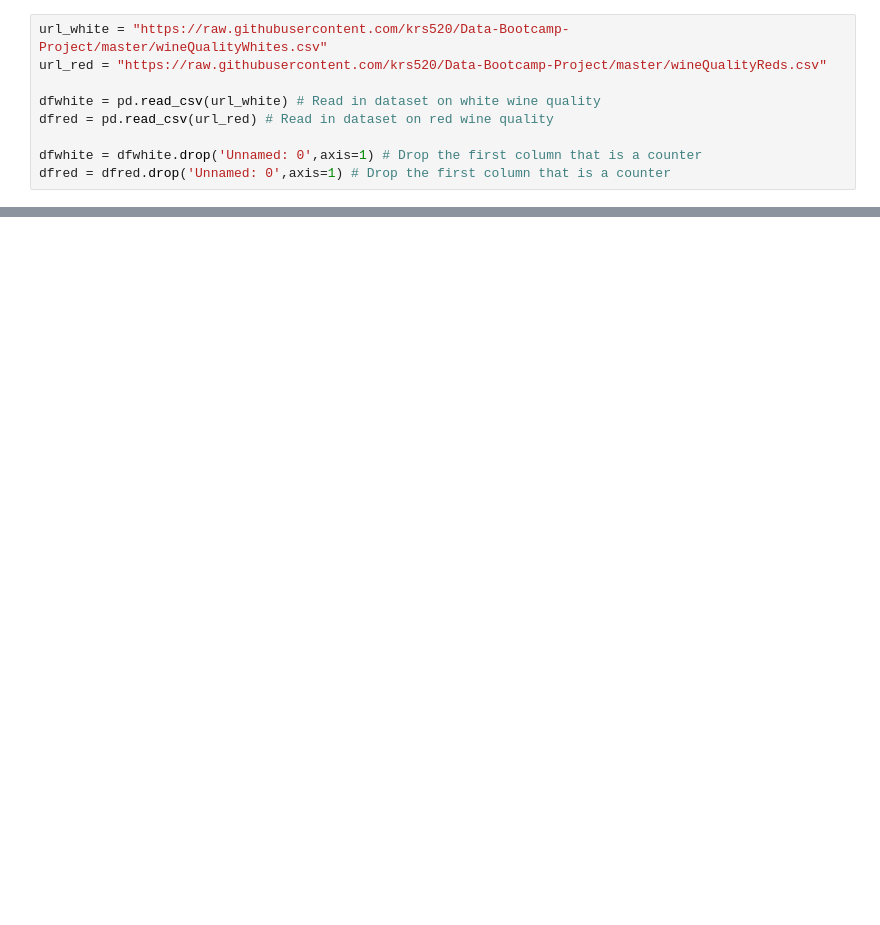
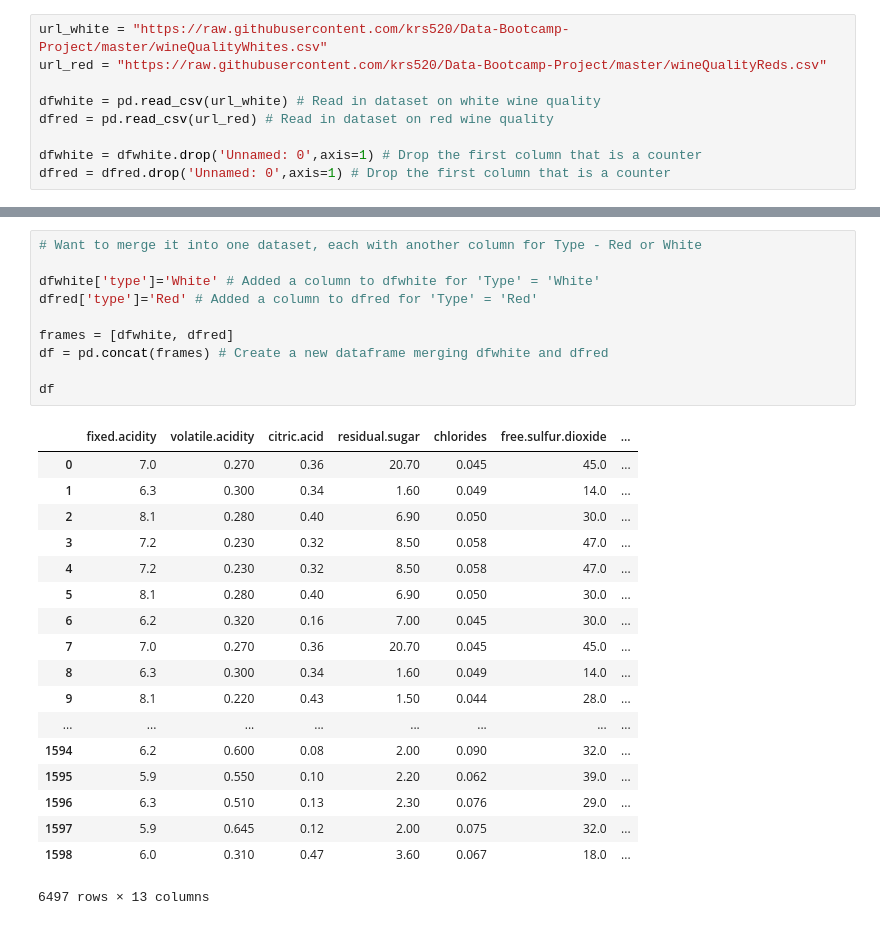
Before and after one commit to krs520/Data-Bootcamp-Project, a Jupyter notebook: Wine Quality Project.ipynb, the cells around one changed output, grey strips where cells are left out. Drawn from its saved outputs; the diff is of its cells as text; blank space fills up the shorter version.

```diff
--- a/Wine Quality Project.ipynb
+++ b/Wine Quality Project.ipynb
@@ -33,0 +89,29 @@ dfred = dfred.drop('Unnamed: 0',axis=1) # Drop the first column that is a counte
+# %%
+# Want to merge it into one dataset, each with another column for Type - Red or White
+
+dfwhite['type']='White' # Added a column to dfwhite for 'Type' = 'White'
+dfred['type']='Red' # Added a column to dfred for 'Type' = 'Red'
+
+frames = [dfwhite, dfred]
+df = pd.concat(frames) # Create a new dataframe merging dfwhite and dfred
+
+df
+# %% [output]
+|  | fixed.acidity | volatile.acidity | citric.acid | residual.sugar | chlorides | free.sulfur.dioxide | ... |
+| 0 | 7.0 | 0.270 | 0.36 | 20.70 | 0.045 | 45.0 | ... |
+| 1 | 6.3 | 0.300 | 0.34 | 1.60 | 0.049 | 14.0 | ... |
+| 2 | 8.1 | 0.280 | 0.40 | 6.90 | 0.050 | 30.0 | ... |
+| 3 | 7.2 | 0.230 | 0.32 | 8.50 | 0.058 | 47.0 | ... |
+| 4 | 7.2 | 0.230 | 0.32 | 8.50 | 0.058 | 47.0 | ... |
+| 5 | 8.1 | 0.280 | 0.40 | 6.90 | 0.050 | 30.0 | ... |
+| 6 | 6.2 | 0.320 | 0.16 | 7.00 | 0.045 | 30.0 | ... |
+| 7 | 7.0 | 0.270 | 0.36 | 20.70 | 0.045 | 45.0 | ... |
+| 8 | 6.3 | 0.300 | 0.34 | 1.60 | 0.049 | 14.0 | ... |
+| 9 | 8.1 | 0.220 | 0.43 | 1.50 | 0.044 | 28.0 | ... |
+| ... | ... | ... | ... | ... | ... | ... | ... |
+| 1594 | 6.2 | 0.600 | 0.08 | 2.00 | 0.090 | 32.0 | ... |
+| 1595 | 5.9 | 0.550 | 0.10 | 2.20 | 0.062 | 39.0 | ... |
+| 1596 | 6.3 | 0.510 | 0.13 | 2.30 | 0.076 | 29.0 | ... |
+| 1597 | 5.9 | 0.645 | 0.12 | 2.00 | 0.075 | 32.0 | ... |
+| 1598 | 6.0 | 0.310 | 0.47 | 3.60 | 0.067 | 18.0 | ... |
+6497 rows × 13 columns
```
Also changed, not shown: parts of 10 cells of this notebook.
